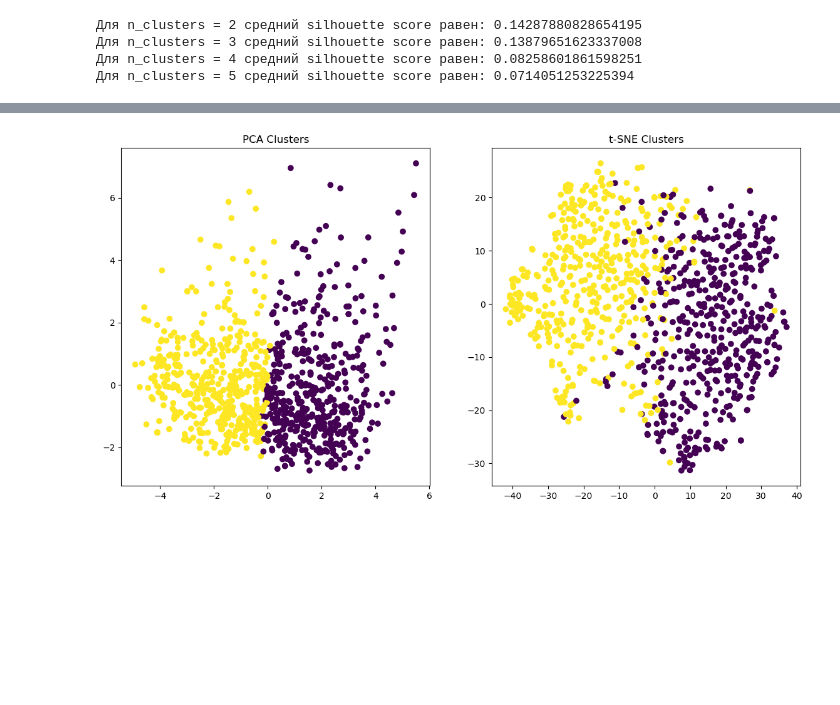
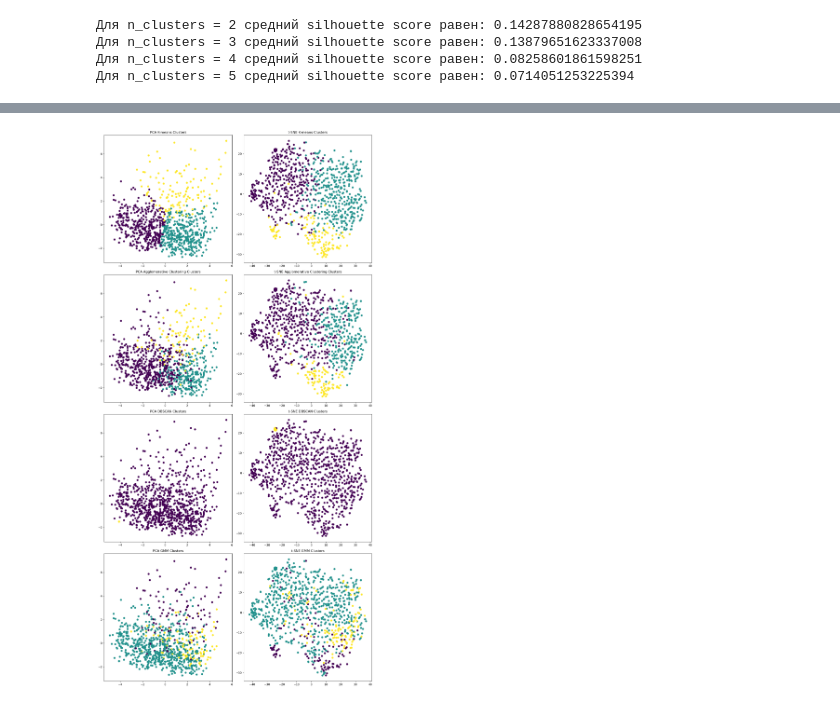
Before and after one commit to avrogachev/medstat, a Jupyter notebook: EDA2.ipynb, the cells around one changed output, grey strips where cells are left out. Saved outputs shown, nothing was run; the diff lists cells and outputs as text; code cells hidden in the pictures; blank space fills up the shorter version.

```diff
--- a/EDA2.ipynb
+++ b/EDA2.ipynb
@@ -34,6 +67,6 @@ from sklearn.cluster import KMeans
 import matplotlib.pyplot as plt
 
 # Определение оптимального числа кластеров
-optimal_clusters = 2  # из предыдущего анализа
+optimal_clusters = 3  # из предыдущего анализа
 kmeans = KMeans(n_clusters=optimal_clusters, random_state=42, n_init='auto')
 data['Cluster'] = kmeans.fit_predict(features_scaled)
@@ -63,24 +139,48 @@ plt.show()
 # %%
-kmeans = KMeans(n_clusters=2, random_state=42, n_init='auto')
-data['Cluster'] = kmeans.fit_predict(features_scaled)
-
-
 # Применение PCA
 pca = PCA(n_components=2)
 principalComponents = pca.fit_transform(features_scaled)
 
 # Применение t-SNE
 tsne = TSNE(n_components=2, random_state=342)
 tsne_results = tsne.fit_transform(features_scaled)
 
 # Визуализация PCA и t-SNE
-plt.figure(figsize=(14, 7))
-plt.subplot(1, 2, 1)
-plt.scatter(principalComponents[:, 0], principalComponents[:, 1], c=data['Cluster'])
-plt.title('PCA Clusters')
-plt.subplot(1, 2, 2)
-plt.scatter(tsne_results[:, 0], tsne_results[:, 1], c=data['Cluster'])
-plt.title('t-SNE Clusters')
+plt.figure(figsize=(14, 28))
+
+plt.subplot(4, 2, 1)
+plt.scatter(principalComponents[:, 0], principalComponents[:, 1], c=data['Cluster_KMeans'])
+plt.title('PCA K-means Clusters')
+
+plt.subplot(4, 2, 2)
+plt.scatter(tsne_results[:, 0], tsne_results[:, 1], c=data['Cluster_KMeans'])
+plt.title('t-SNE K-means Clusters')
+
+plt.subplot(4, 2, 3)
+plt.scatter(principalComponents[:, 0], principalComponents[:, 1], c=data['Cluster_Agglo'])
+plt.title('PCA Agglomerative Clustering Clusters')
+
+plt.subplot(4, 2, 4)
+plt.scatter(tsne_results[:, 0], tsne_results[:, 1], c=data['Cluster_Agglo'])
+plt.title('t-SNE Agglomerative Clustering Clusters')
+
+plt.subplot(4, 2, 5)
+plt.scatter(principalComponents[:, 0], principalComponents[:, 1], c=data['Cluster_DBSCAN'])
+plt.title('PCA DBSCAN Clusters')
+
+plt.subplot(4, 2, 6)
+plt.scatter(tsne_results[:, 0], tsne_results[:, 1], c=data['Cluster_DBSCAN'])
+plt.title('t-SNE DBSCAN Clusters')
+
+plt.subplot(4, 2, 7)
+plt.scatter(principalComponents[:, 0], principalComponents[:, 1], c=data['Cluster_GMM'])
+plt.title('PCA GMM Clusters')
+
+plt.subplot(4, 2, 8)
+plt.scatter(tsne_results[:, 0], tsne_results[:, 1], c=data['Cluster_GMM'])
+plt.title('t-SNE GMM Clusters')
+
+plt.tight_layout()
 plt.show()
 # %% [output]
-[figure, old version]
+[figure, new version]
```
Also changed, not shown: parts of 12 cells of this notebook.
